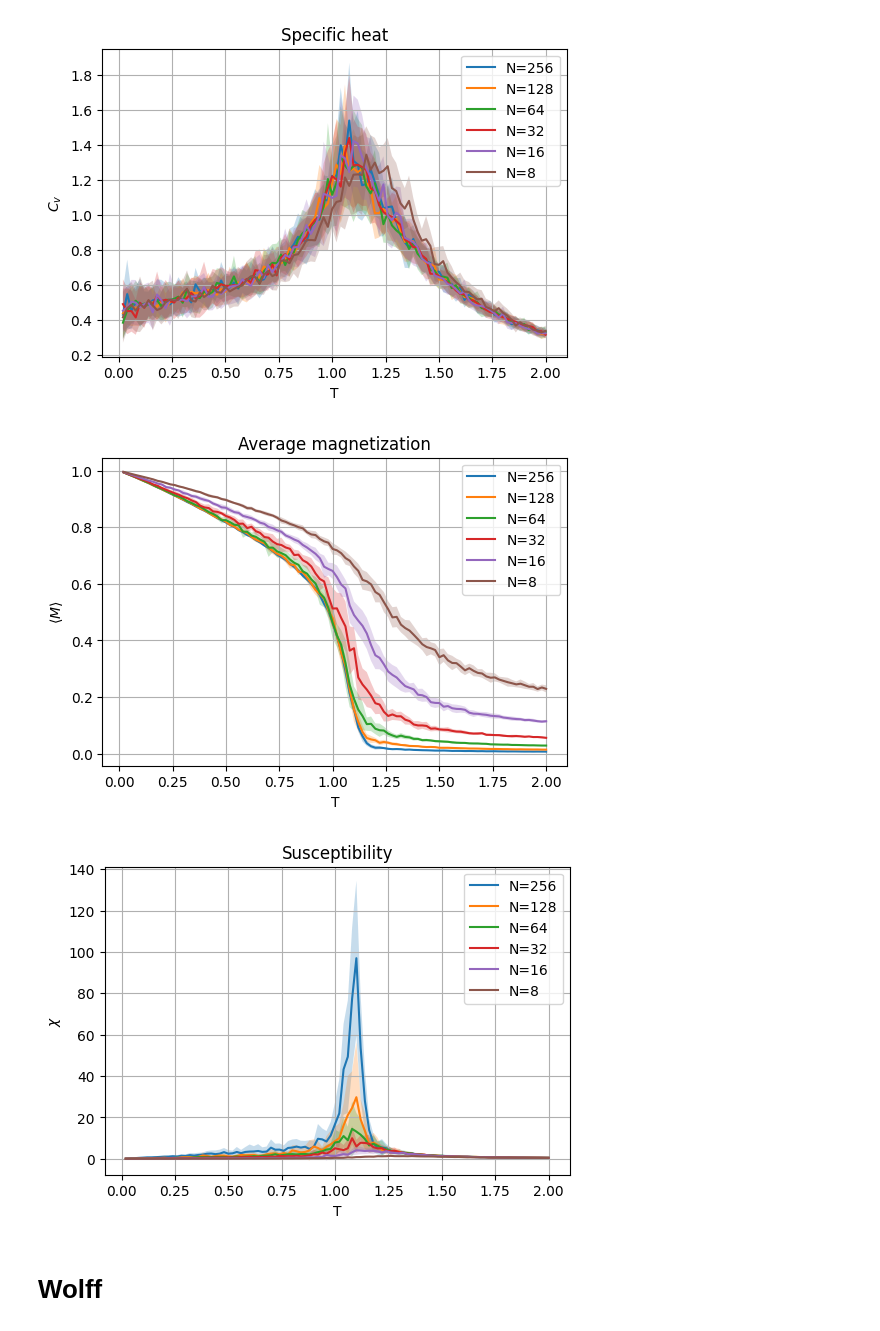
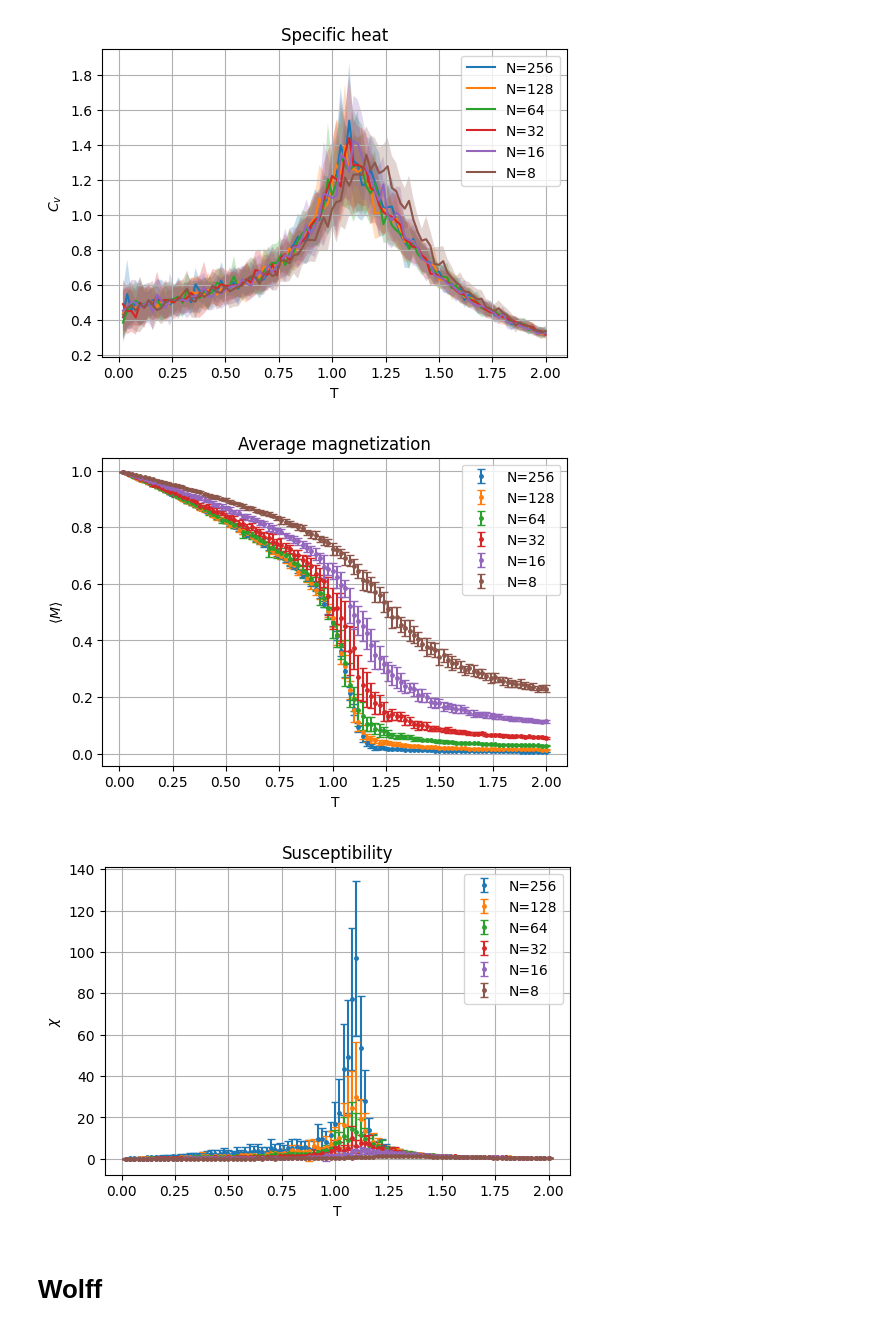
Before and after one commit to Naru-kami/xy-model, a Jupyter notebook: src/plots.ipynb, the cells around one changed output. Saved outputs shown, nothing was run; the diff lists cells and outputs as text; code cells hidden in the pictures.

```diff
--- a/src/plots.ipynb
+++ b/src/plots.ipynb
@@ -51,14 +51,14 @@ plt.tight_layout()
 plt.title("Energy per spin")
 
 for i,e in enumerate(Metropolis.E):
-    # plt.errorbar(T, e.mean(axis=0), e.std(axis=0), markersize=5, marker=".", linestyle='', capsize=3, label=f"N={gridSizes[i]}")
-    plt.plot(T, e.mean(axis=0), label=f"N={gridSizes[i]}")
-    plt.fill_between(T, e.mean(axis=0) - e.std(axis=0), e.mean(axis=0) + e.std(axis=0), alpha=0.25)
+    plt.errorbar(T, e.mean(axis=0), e.std(axis=0), markersize=5, marker=".", linestyle='', capsize=3, label=f"N={gridSizes[i]}")
+    # plt.plot(T, e.mean(axis=0), label=f"N={gridSizes[i]}")
+    # plt.fill_between(T, e.mean(axis=0) - e.std(axis=0), e.mean(axis=0) + e.std(axis=0), alpha=0.25)
 
 plt.legend()
 plt.xlabel("T")
 plt.ylabel(r"$\langle E \rangle$")
 plt.grid()
-# plt.savefig("../figs/Metropolis_E.pdf")
+# plt.savefig("../figs/Metropolis_E.pdf", bbox_inches='tight')
 plt.show()
 # %% [output]
@@ -85,39 +85,39 @@ plt.show()
 # %%
 plt.figure(figsize=(6,4))
 plt.tight_layout()
 plt.title("Average magnetization")
 
 for i, m in enumerate(Metropolis.M):
-    # plt.errorbar(T, m.mean(axis=0), m.std(axis=0), markersize=5, marker=".", linestyle='', capsize=3, label=f"N={gridSizes[i]}")
-    plt.plot(T, m.mean(axis=0), label=f"N={gridSizes[i]}")
-    plt.fill_between(T, m.mean(axis=0) - m.std(axis=0), m.mean(axis=0) + m.std(axis=0), alpha=0.25)
+    plt.errorbar(T, m.mean(axis=0), m.std(axis=0), markersize=5, marker=".", linestyle='', capsize=3, label=f"N={gridSizes[i]}")
+    # plt.plot(T, m.mean(axis=0), label=f"N={gridSizes[i]}")
+    # plt.fill_between(T, m.mean(axis=0) - m.std(axis=0), m.mean(axis=0) + m.std(axis=0), alpha=0.25)
 
 plt.legend()
 plt.xlabel("T")
 plt.ylabel(r"$\langle M \rangle$")
 plt.grid()
-# plt.savefig("../figs/Metropolis_M.pdf")
+# plt.savefig("../figs/Metropolis_M.pdf", bbox_inches='tight')
 plt.show()
 # %% [output]
-[figure, old version]
+[figure, new version]
 # %%
 plt.figure(figsize=(6,4))
 plt.tight_layout()
 plt.title("Susceptibility")
 
 for i, x in enumerate(Metropolis.X):
-    # plt.errorbar(T, x.mean(axis=0), x.std(axis=0), markersize=5, marker=".", linestyle='', capsize=3, label=f"N={gridSizes[i]}")
-    plt.plot(T, x.mean(axis=0), label=f"N={gridSizes[i]}")
-    plt.fill_between(T, x.mean(axis=0) - x.std(axis=0), x.mean(axis=0) + x.std(axis=0), alpha=0.25)
+    plt.errorbar(T, x.mean(axis=0), x.std(axis=0), markersize=5, marker=".", linestyle='', capsize=3, label=f"N={gridSizes[i]}")
+    # plt.plot(T, x.mean(axis=0), label=f"N={gridSizes[i]}")
+    # plt.fill_between(T, x.mean(axis=0) - x.std(axis=0), x.mean(axis=0) + x.std(axis=0), alpha=0.25)
 
 plt.legend()
 plt.xlabel("T")
 plt.ylabel(r"$\chi$")
 plt.grid()
-# plt.savefig("../figs/Metropolis_X.pdf")
+# plt.savefig("../figs/Metropolis_X.pdf", bbox_inches='tight')
 plt.show()
 # %% [output]
-[figure, old version]
+[figure, new version]
 # %% [markdown]
 # Wolff
 # %%
```
Also changed, not shown: parts of 13 cells of this notebook, 19 other files.
